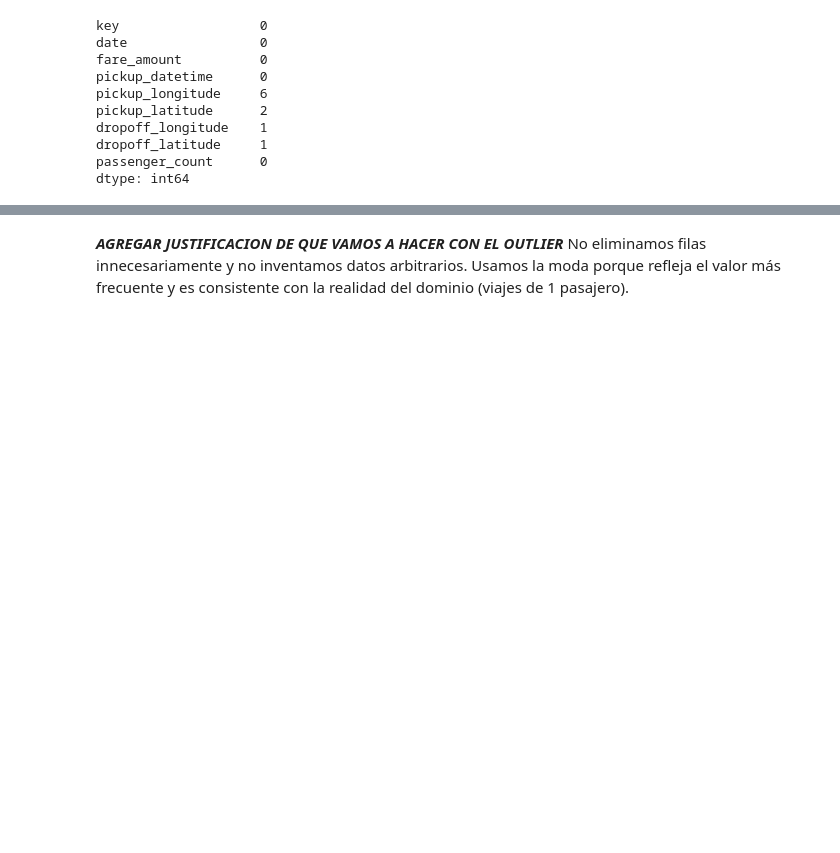
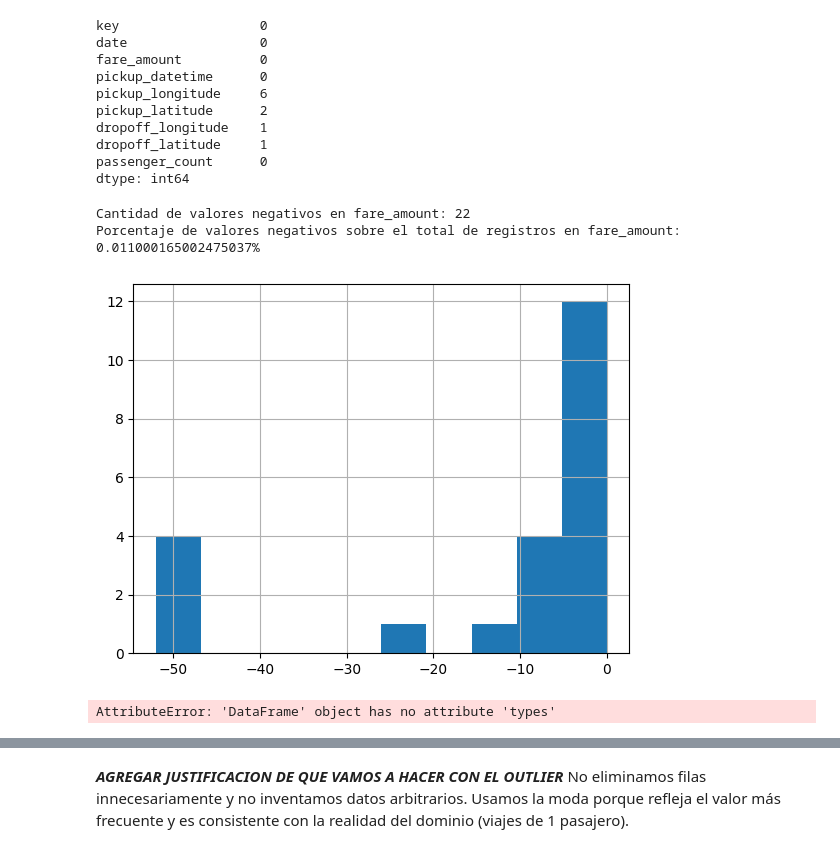
Before and after one commit to Flormezzano/TP-Regresion-AA1-2025C2-Mezzano-P-rez-Tapia, a Jupyter notebook: TP-Regresion-AA1-2025C2-Mezzano-Pérez-Tapia.ipynb, the cells around one changed output, grey strips where cells are left out. Cells and saved outputs as stored; diff of their text form; code cells hidden in the pictures; blank space fills up the shorter version.

```diff
--- a/TP-Regresion-AA1-2025C2-Mezzano-Pérez-Tapia.ipynb
+++ b/TP-Regresion-AA1-2025C2-Mezzano-Pérez-Tapia.ipynb
@@ -153,3 +155,18 @@ dropoff_longitude    1
 dropoff_latitude     1
 passenger_count      0
 dtype: int64
+# %%
+df_filtrado['fare_amount'].isnull().sum() #no hay nulos en fare_amount
+df_filtrado[df_filtrado["fare_amount"] <= 0]["fare_amount"].hist()
+negativos = df_filtrado[df_filtrado["fare_amount"] <= 0]['fare_amount'].size
+print(f"Cantidad de valores negativos en fare_amount: {negativos}")
+print(f"Porcentaje de valores negativos sobre el total de registros en fare_amount: {negativos / df_filtrado.fare_amount.size * 100}%")  # porcentaje de negativos en fare_amount
+df_filtrado = df_filtrado[df_filtrado['fare_amount'] > 0]  # eliminamos los negativos y ceros
+# %% [output]
+Cantidad de valores negativos en fare_amount: 22
+Porcentaje de valores negativos sobre el total de registros en fare_amount: 0.011000165002475037%
+[figure, added]
+# %%
+df_filtrado.shape
+# %% [output]
+AttributeError: 'DataFrame' object has no attribute 'types'
```
Also changed, not shown: parts of 17 cells of this notebook.
